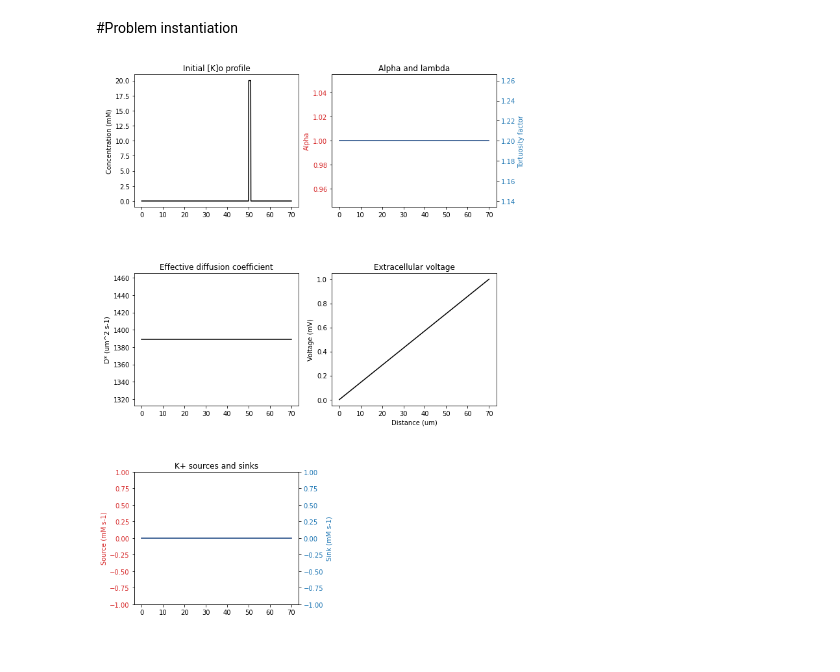
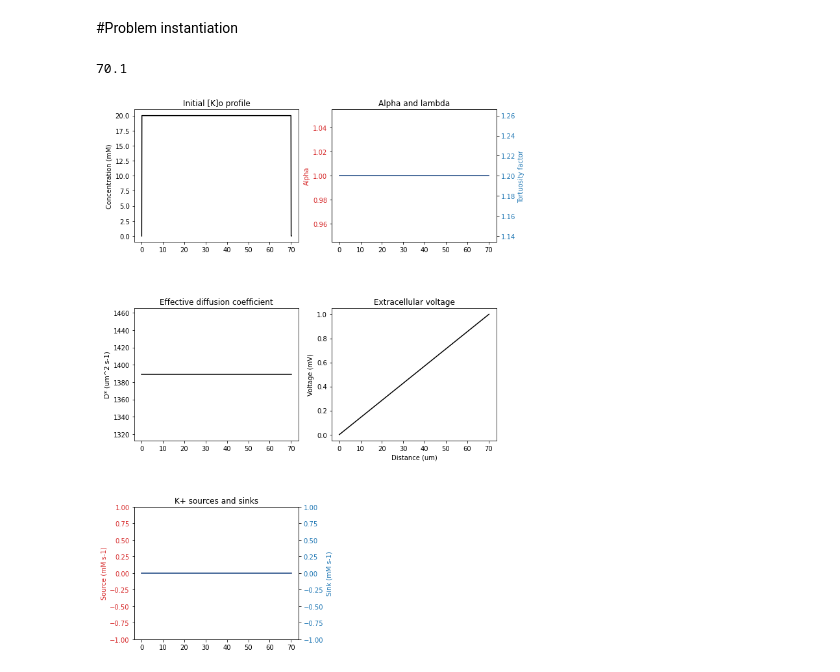
Before and after one commit to Megaptera666/Linearized-electrodiffusion, a Jupyter notebook: Linearized_electrodiffusion.ipynb, the cells around one changed output. Saved outputs shown, nothing was run; the diff lists cells and outputs as text; code cells hidden in the pictures.

```diff
--- a/Linearized_electrodiffusion.ipynb
+++ b/Linearized_electrodiffusion.ipynb
@@ -36,11 +36,12 @@ from matplotlib import rc #This is to display the animation
 from scipy.integrate import odeint
 from scipy.integrate import solve_ivp
 # %%
-#@title Geometry and time {display-mode: "form"}
+#@title #__Geometry and time__ {display-mode: "form"}
 #@markdown Total length [um]:
 length_x =   70#@param{type:"number"}
 #@markdown delta x [um]:
 delta_x = 0.1 #@param {type:"number"}
+length_x+=delta_x*2#need to add one position at right and left for boundary conditions
 x_steps = round(length_x / delta_x)
 
 #@markdown total time [ms]
@@ -51,19 +60,12 @@ nout = round(tf / delta_t)
 # %%
-#@title Physical properties {display-mode: "form"}
-#@markdown #Tortuosity factor
-lambda_ = 1.2 #@param {type:"number"}
-#@markdown #Alpha factor
-alpha_ =  1#@param {type:"number"}
-#@markdown #Difussion coefficient of K in ringers [um^2 s-1]
-Diffusion_coefficient = 2000  #@param {type:"number"}
-
-#@markdown Initial [K]o [mM] at x=Ko_from [um]
-Ko_left =  3#@param {type:"number"}
-Ko_from =  50#@param {type:"number"}
-#@markdown Initial [K]o [mM] at  x=Ko_to [um]
-Ko_right = 3. #@param {type:"number"}
-Ko_to =  51#@param {type:"number"}
-
+#@title #__Parametrize initial conditions__
+#@markdown #Initial [K]o [mM]
+initial_concentration =  20#@param {type:"number"}
+#@markdown Localize initial [K]o (from and to [um])
+Ko_from =  0#@param {type:"number"}
+Ko_to =  70#@param {type:"number"}
+Ko_from+=delta_x
+Ko_to+=delta_x
 #@markdown #Sources and sinks  <br/>
 #@markdown magnitude [mM s-1]
 source =   0#@param {type:"number"}
@@ -87,6 +89,14 @@ T = 310.15  # [K] 37 C in Kelvin
 r = (Faraday / (R_ * T))  # [C / J]
 # %% [markdown]
 #Problem instantiation
+# %%
+Initial_ko_x[int(Ko_from/delta_x):int(Ko_to/delta_x)] = initial_concentration
+# Initial_ko_x[0]=0
+# Initial_ko_x[-1]=0
+# Initial_ko_x
+Ko_to
+# %% [output]
+70.1
 # %%
 #@title Initial conditions
 Initial_ko_x = np.zeros(x_steps)
@@ -102,7 +112,9 @@ x_dim = np.linspace(0, length_x, x_steps)
 # n=((Ko_to-Ko_from)/delta_x)
 # initial_concentration = np.linspace(Ko_left,Ko_right, int(n))  # [mM]
 # Initial_ko_x[Ko_from:Ko_to] = initial_concentration
-Initial_ko_x[int(Ko_from/delta_x):int(Ko_to/delta_x)] = 20
+Initial_ko_x[int(Ko_from/delta_x):int(Ko_to/delta_x)] = initial_concentration
+Initial_ko_x[0]=0
+Initial_ko_x[-1]=0
 
 
 # Parametrize SRS alpha
@@ -150,31 +162,31 @@ Ax2.tick_params(axis='y', labelcolor=color)
 Ax3 = fig.add_subplot(3, 2, 3)
 Ax3.plot(x_dim,D_x,color="k")
 Ax3.set_title("Effective diffusion coefficient")
 Ax3.set_ylabel("D* (um^2 s-1)")
 #Effective diffusion coefficient
 Ax4 = fig.add_subplot(3, 2, 4)
 Ax4.plot(x_dim,Vo_x,color="k")
 Ax4.set_title("Extracellular voltage")
 Ax4.set_ylabel("Voltage (mV)")
 #Sources and sinks
 #Source
 Ax5 = fig.add_subplot(3, 2, 5)
 color = 'tab:red'
 Ax5.set_title("K+ sources and sinks")
 Ax5.set_ylabel("Source (mM s-1)", color=color)
 Ax5.set_ylim(sink-1,source+1)
 Ax5.plot(x_dim,source_x,color=color)
 Ax5.tick_params(axis='y', labelcolor=color)
 #Lambda
 Ax6 = Ax5.twinx()  # instantiate a second axes that shares the same x-axis
 color = 'tab:blue'
 Ax6.set_ylabel('Sink (mM s-1)', color=color)  # we already handled the x-label with ax1
 Ax6.set_ylim(sink-1,source+1)
 Ax6.plot(x_dim,sink_x, color=color)
 Ax6.tick_params(axis='y', labelcolor=color)
 
 Ax4.set_xlabel("Distance (um)")
 
 plt.subplots_adjust(hspace=0.5)
 # %% [output]
-[figure, old version]
+[figure, new version]
```
Also changed, not shown: parts of 11 cells of this notebook.
